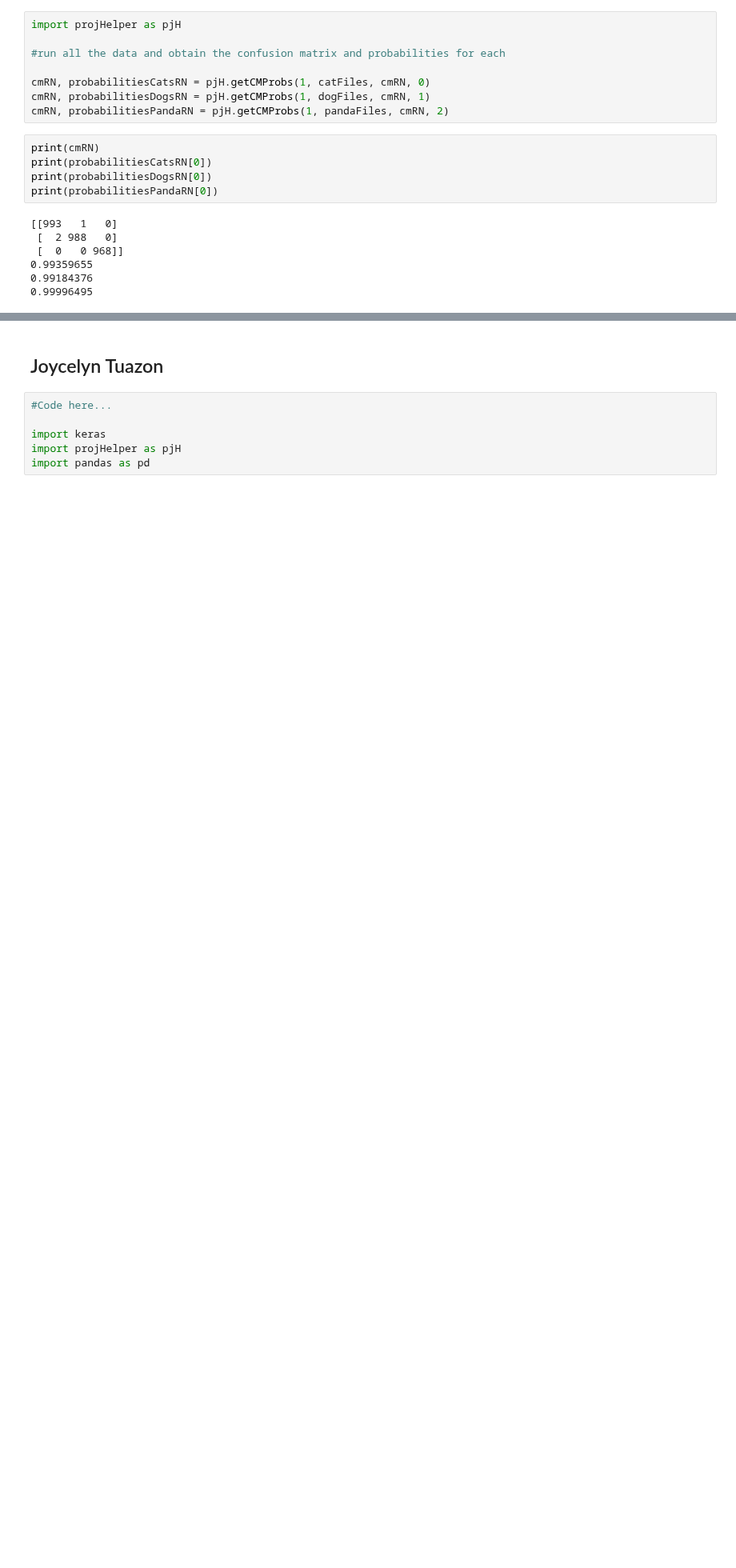
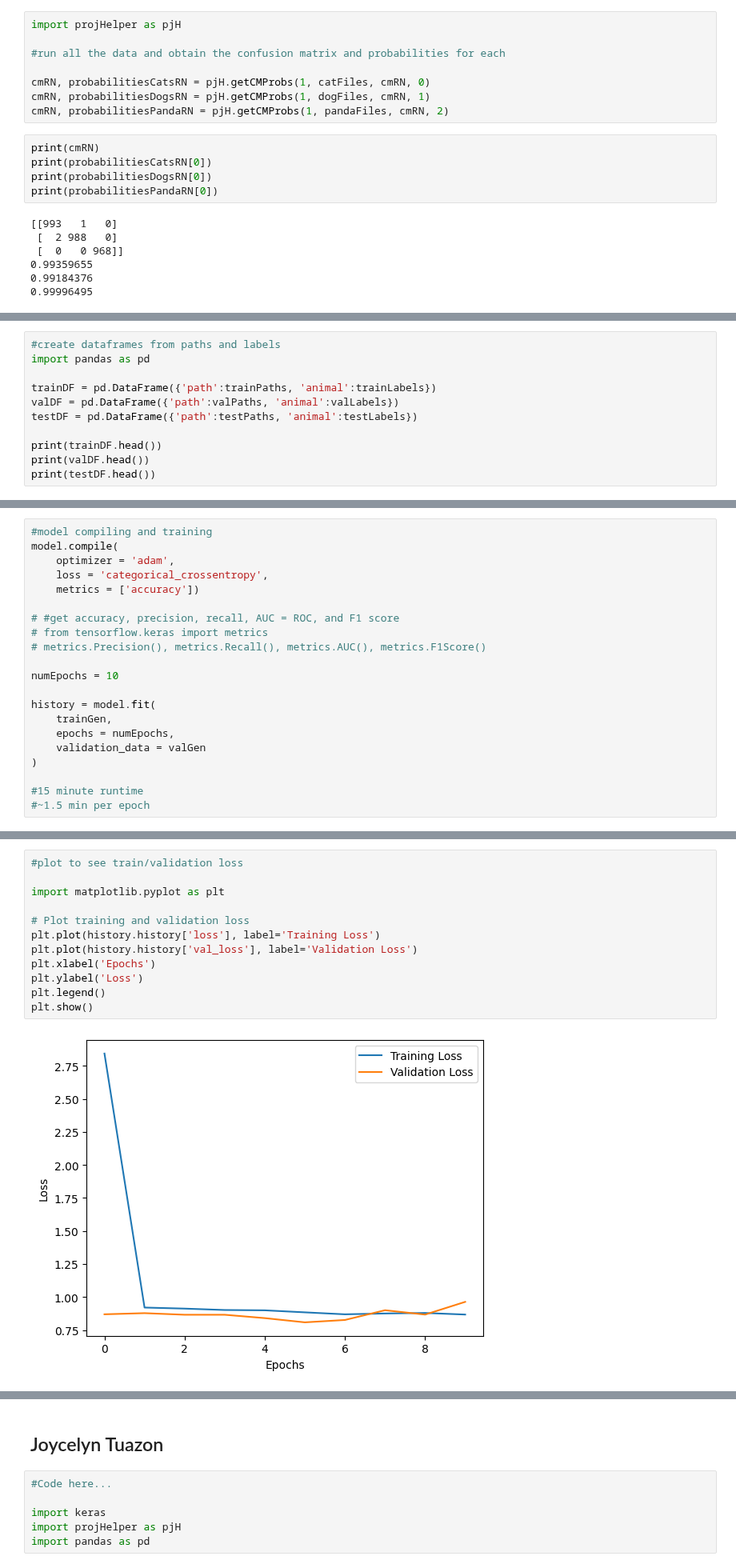
Before and after one commit to EZRA-DVLPR/MachineLearning-Comp542, a Jupyter notebook: group_proj/project.ipynb, the cells around one changed output, grey strips where cells are left out. Shown at 80% size. Saved outputs shown, nothing was run; the diff lists cells and outputs as text; blank space fills up the shorter version.

```diff
--- a/group_proj/project.ipynb
+++ b/group_proj/project.ipynb
@@ -418,0 +529,11 @@ print(probabilitiesPandaRN[0])
+# %%
+#create dataframes from paths and labels
+import pandas as pd
+
+trainDF = pd.DataFrame({'path':trainPaths, 'animal':trainLabels})
+valDF = pd.DataFrame({'path':valPaths, 'animal':valLabels})
+testDF = pd.DataFrame({'path':testPaths, 'animal':testLabels})
+
+print(trainDF.head())
+print(valDF.head())
+print(testDF.head())
@@ -418,0 +614,21 @@ print(probabilitiesPandaRN[0])
+# %%
+#model compiling and training
+model.compile(
+    optimizer = 'adam',
+    loss = 'categorical_crossentropy',
+    metrics = ['accuracy'])
+
+# #get accuracy, precision, recall, AUC = ROC, and F1 score
+# from tensorflow.keras import metrics
+# metrics.Precision(), metrics.Recall(), metrics.AUC(), metrics.F1Score()
+
+numEpochs = 10
+
+history = model.fit(
+    trainGen,
+    epochs = numEpochs,
+    validation_data = valGen
+)
+
+#15 minute runtime
+#~1.5 min per epoch
@@ -418,0 +656,14 @@ print(probabilitiesPandaRN[0])
+# %%
+#plot to see train/validation loss
+
+import matplotlib.pyplot as plt
+
+# Plot training and validation loss
+plt.plot(history.history['loss'], label='Training Loss')
+plt.plot(history.history['val_loss'], label='Validation Loss')
+plt.xlabel('Epochs')
+plt.ylabel('Loss')
+plt.legend()
+plt.show()
+# %% [output]
+[figure, added]
```
Also changed, not shown: parts of 29 cells of this notebook.
